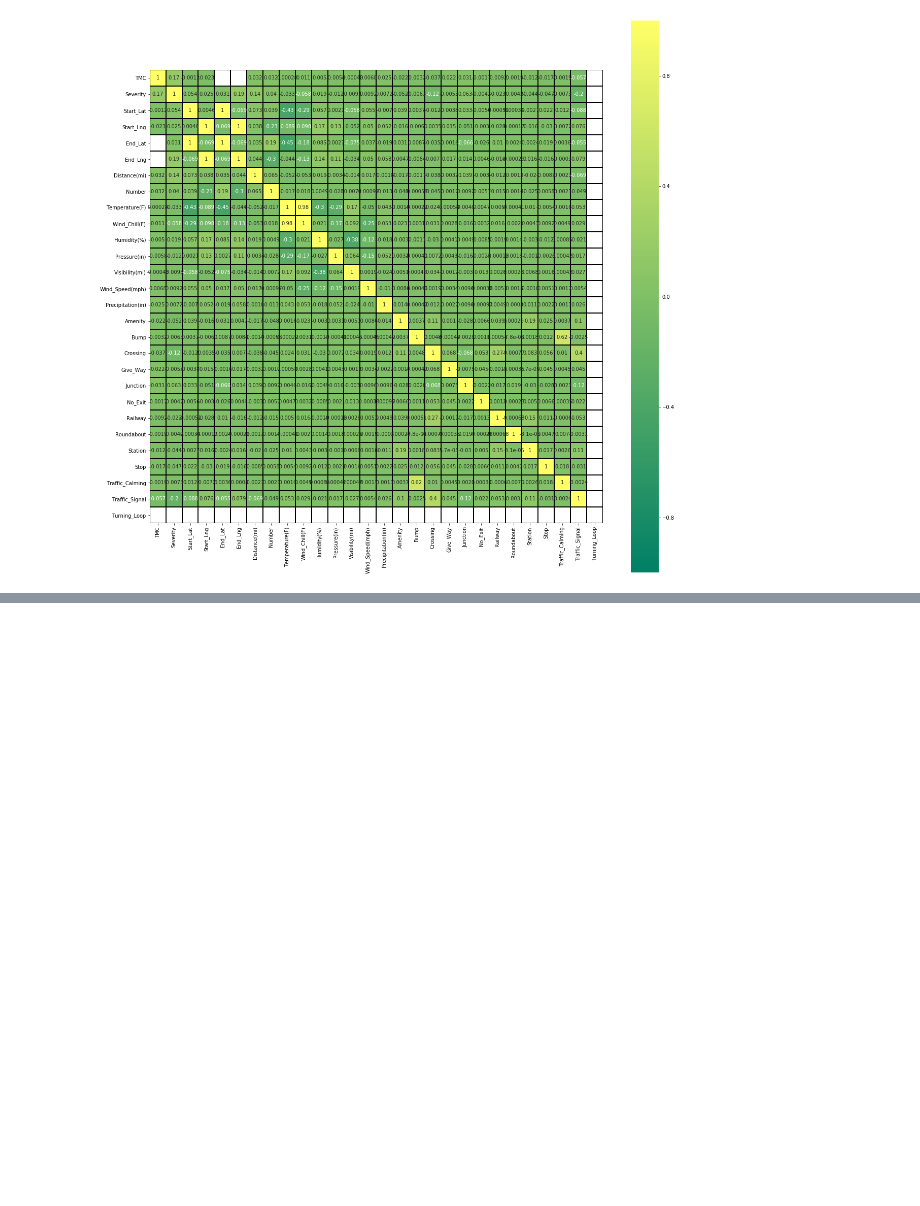
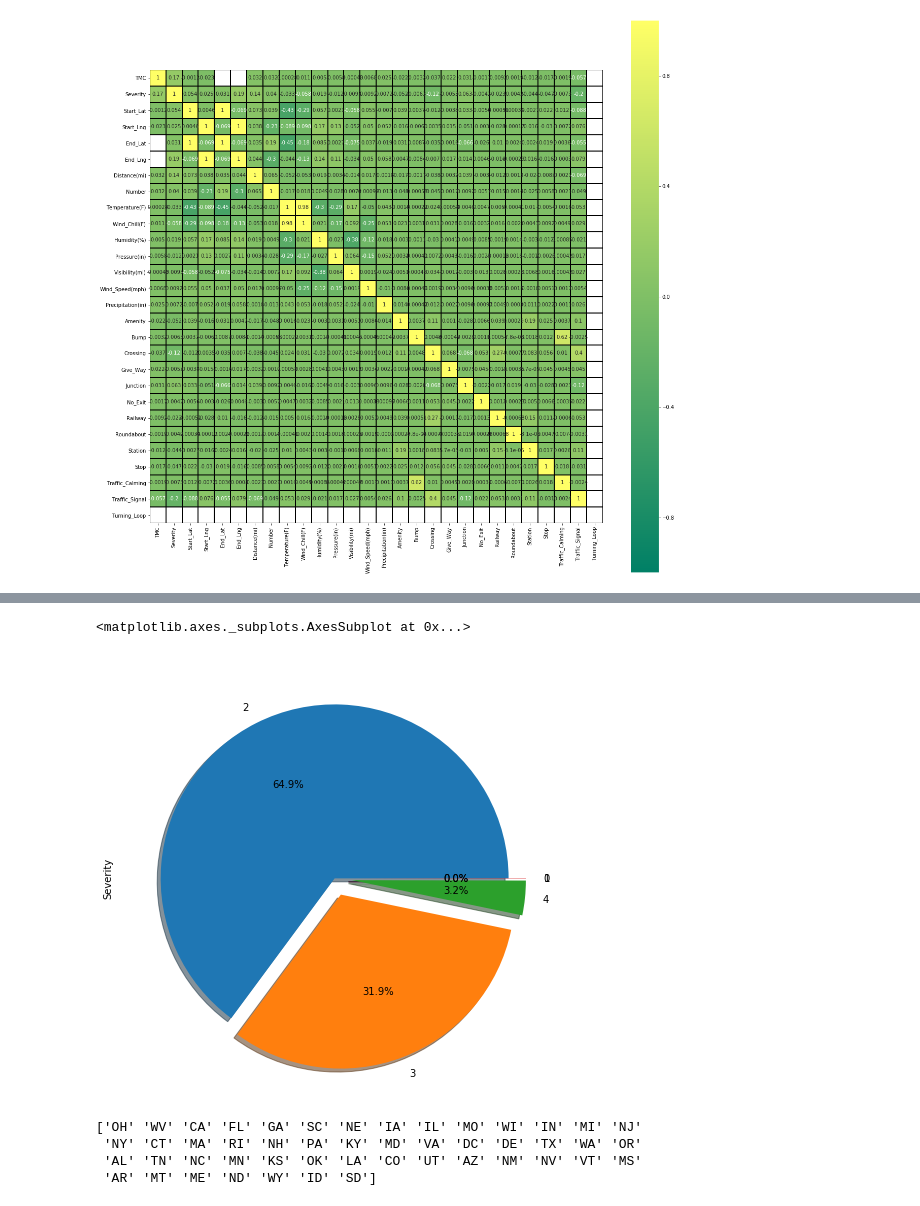
Before and after one commit to bee5633/Accidents, a Jupyter notebook: US_Accidents.ipynb, the cells around one changed output, grey strips where cells are left out. Saved outputs shown, nothing was run; the diff lists cells and outputs as text; code cells hidden in the pictures; blank space fills up the shorter version.

```diff
--- a/US_Accidents.ipynb
+++ b/US_Accidents.ipynb
@@ -147,0 +154,15 @@ fig = sns.heatmap(df.corr(), annot=True, cmap='summer',linewidths=1, linecolor='
+# %%
+#severity percentage of accident
+df['Severity'].value_counts().plot.pie(explode= [0,0.1,0.1,0.1,0.1], autopct = '%1.1f%%', shadow= True, figsize = (10,8))
+# %% [output]
+<matplotlib.axes._subplots.AxesSubplot at 0x...>
+[figure, added]
+# %%
+#states
+states = df['State'].unique()
+print(states)
+# %% [output]
+['OH' 'WV' 'CA' 'FL' 'GA' 'SC' 'NE' 'IA' 'IL' 'MO' 'WI' 'IN' 'MI' 'NJ'
+ 'NY' 'CT' 'MA' 'RI' 'NH' 'PA' 'KY' 'MD' 'VA' 'DC' 'DE' 'TX' 'WA' 'OR'
+ 'AL' 'TN' 'NC' 'MN' 'KS' 'OK' 'LA' 'CO' 'UT' 'AZ' 'NM' 'NV' 'VT' 'MS'
+ 'AR' 'MT' 'ME' 'ND' 'WY' 'ID' 'SD']
```
Also changed, not shown: parts of 5 cells of this notebook.
